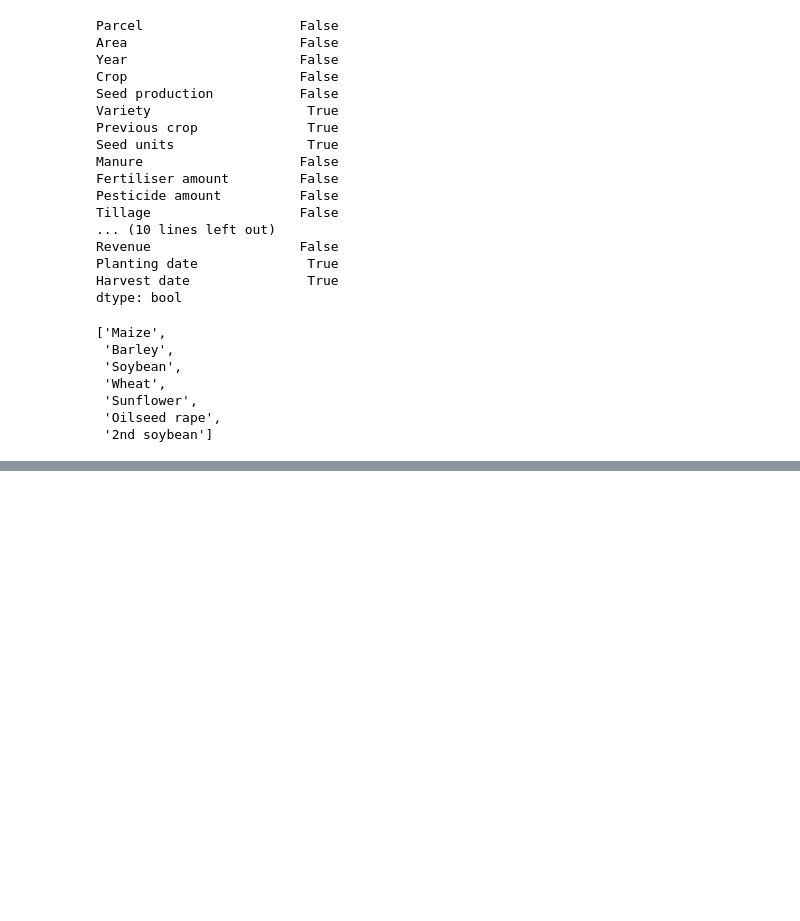
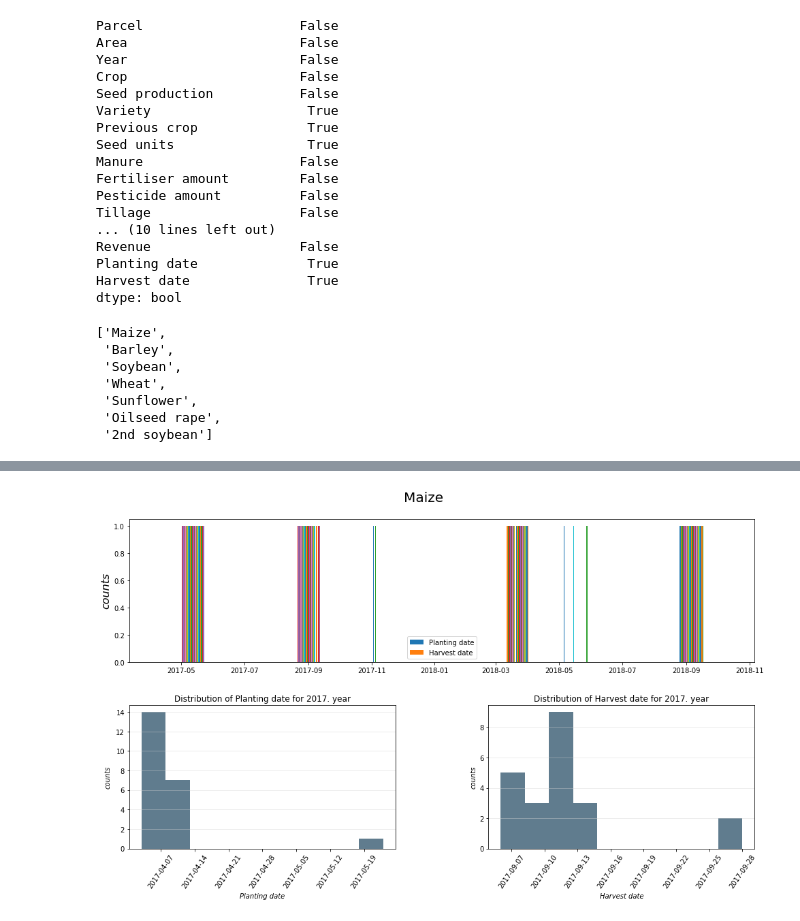
Before and after one commit to AndreaM1996/Project5, a Jupyter notebook: Project5.ipynb, the cells around one changed output, grey strips where cells are left out. Drawn from its saved outputs; the diff is of its cells as text; code cells hidden in the pictures; blank space fills up the shorter version.

Commit message:
hist and boxplot params

```diff
--- a/Project5.ipynb
+++ b/Project5.ipynb
@@ -60,10 +59,10 @@ newd = data.loc[i1]
 # %%
-drop2 = newd['Harvest date'].dropna()
+drop2 = dfdates['Harvest date'].dropna()
 i2 = list(drop2.index.values)
-newd = newd.loc[i2]
+dfdates = dfdates.loc[i2]
 # %%
 convert_date = lambda x: datetime.strptime(str(x), '%d.%m.%Y')
 # %%
-newd['Planting date'] = newd['Planting date'].apply(convert_date)
-newd['Harvest date'] = newd['Harvest date'].apply(convert_date)
+dfdates['Planting date'] = dfdates['Planting date'].apply(convert_date)
+dfdates['Harvest date'] = dfdates['Harvest date'].apply(convert_date)
 # %%
@@ -108 +81,40 @@ plt.show()
+# %%
+import matplotlib.gridspec as gridspec
+
+def plot_ph_date(dfdates,i):
+    crop = list(dfdates['Crop'].unique())
+    fig = plt.figure(figsize=(15,8))
+    gs = gridspec.GridSpec(2,2)
+    df = dfdates[dfdates['Crop']==crop[i]]
+
+    ax1 = fig.add_subplot(gs[0,:])
+    ax1.hist(df[['Planting date','Harvest date']],label=['Planting date','Harvest date'])
+    ax1.set_ylabel('counts',fontsize=16,fontstyle='italic')
+    ax1.legend()
+
+    dates = ['Planting date','Harvest date']
+    for j in range(2):
+        index = []
+        for k in df[dates[j]].index.values:
+            if df.loc[k,dates[j]].year == 2017:
+                index.append(k)
+        ph_dates = df[dates[j]].loc[index]
+        ax = fig.add_subplot(gs[1,j])
+        ax.hist(ph_dates.values,color='#607c8e')
+        ax.set_title('Distribution of '+dates[j]+' for 2017. year')
+        ax.set_ylabel('counts',fontsize=10,fontstyle='italic')
+        ax.set_xlabel(dates[j], fontsize=10,fontstyle='italic')
+        ax.grid(axis='y',color='lightgrey',alpha=0.5)
+        for tick in ax.get_xticklabels():
+            tick.set_rotation(55)
+
+    fig.align_labels()
+    fig.suptitle(crop[i], fontsize = 20, y=0.99)
+    fig.tight_layout()
+    plt.subplots_adjust(top=0.92, bottom=0.08, left=0.10, right=0.95, hspace=0.3, wspace=0.35)
+    plt.show()
+# %%
+plot_ph_date(dfdates,0)
+# %% [output]
+[figure, added]
 # %%
```
Also changed, not shown: parts of 21 cells of this notebook.
